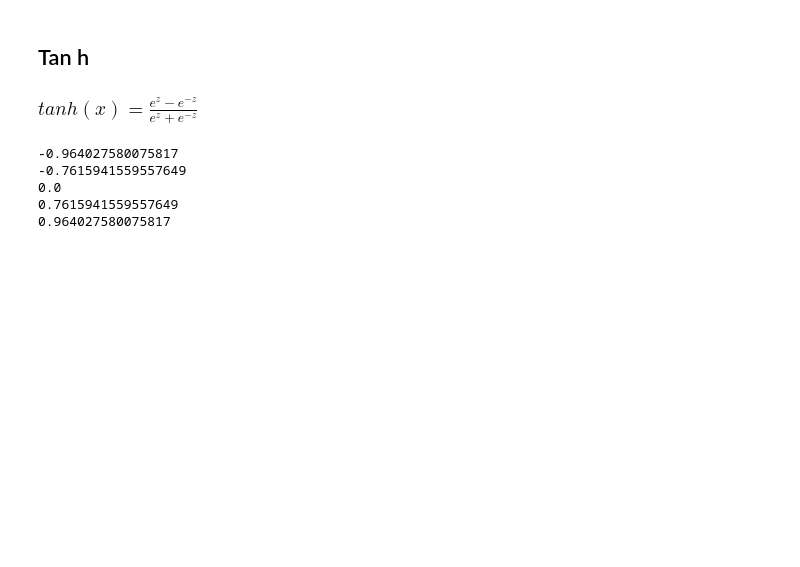
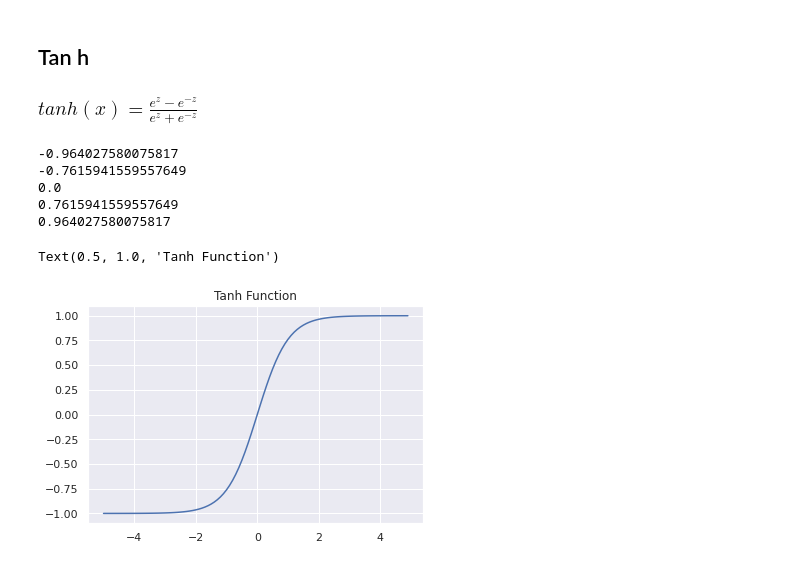
Before and after one commit to Marceli2K/Marceli2K, a Jupyter notebook: activation_functions.ipynb, the cells around one changed output. Cells and saved outputs as stored; diff of their text form; code cells hidden in the pictures; blank space fills up the shorter version.

```diff
--- a/activation_functions.ipynb
+++ b/activation_functions.ipynb
@@ -107,3 +107,12 @@ for i in [-2, -1, 0, 1, 2]:
 0.0
 0.7615941559557649
 0.964027580075817
+# %%
+data = np.arange(-5, 5, 0.1)
+tanh_data = [tanh(x) for x in data]
+
+plt.plot(data, tanh_data)
+plt.title("Tanh Function")
+# %% [output]
+Text(0.5, 1.0, 'Tanh Function')
+[figure, added]
```
